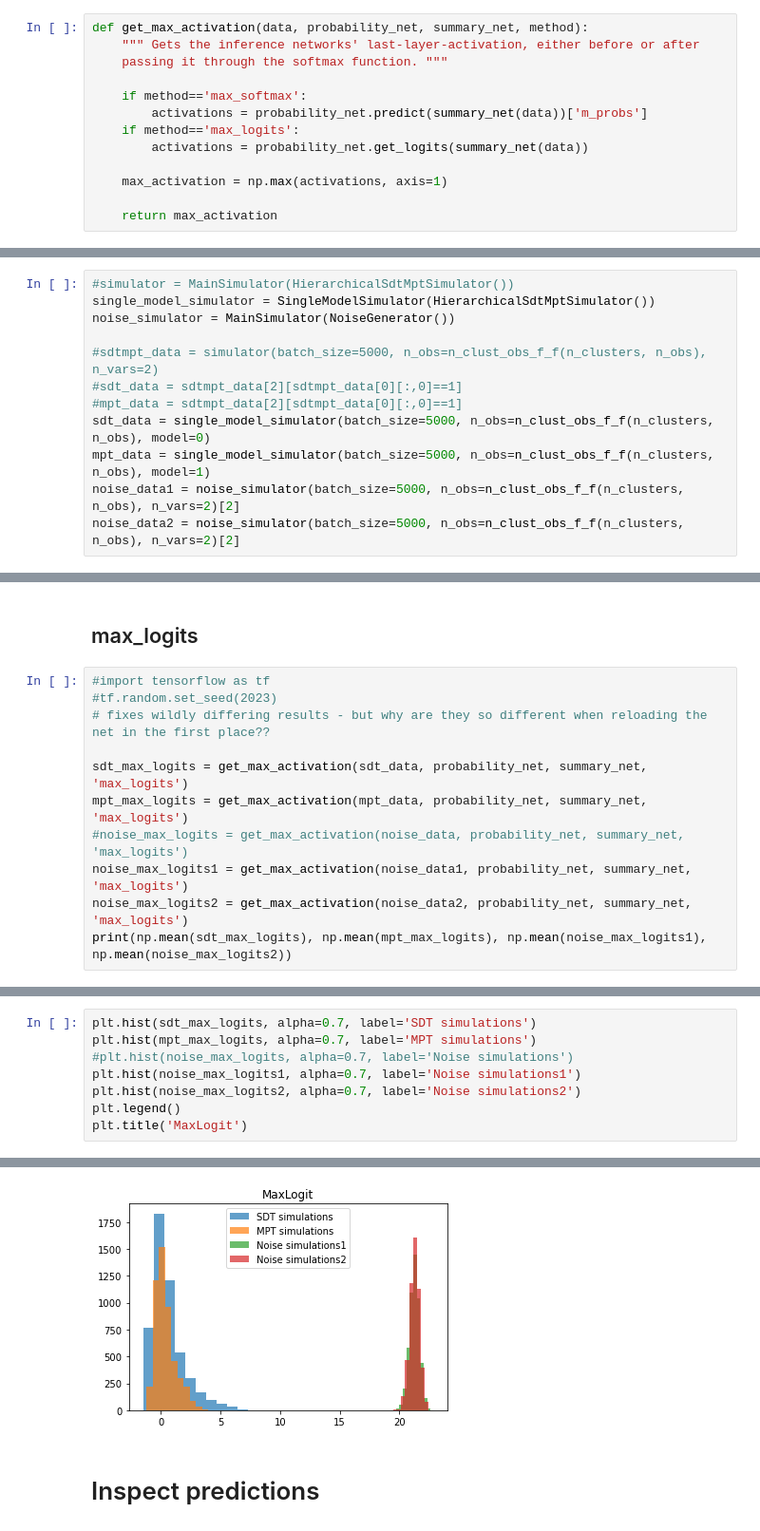
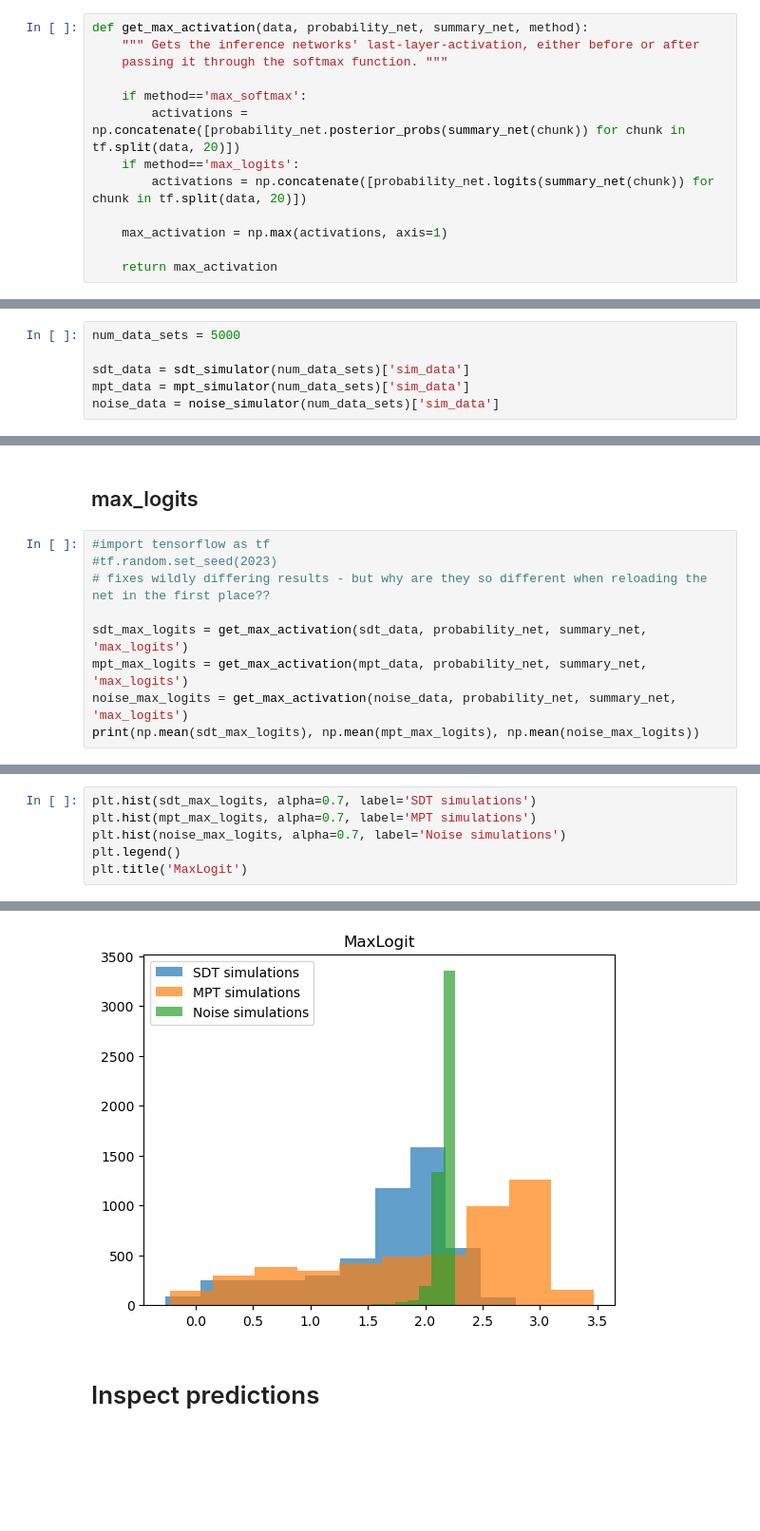
Before and after one commit to bayesflow-org/Hierarchical-Model-Comparison, a Jupyter notebook: notebooks/02_bridge_sampling_comparison/non_nested_models/ood_experiment.ipynb, the cells around one changed output, grey strips where cells are left out. Shown at 95% size. Saved outputs shown, nothing was run; the diff lists cells and outputs as text; blank space fills up the shorter version.

```diff
--- a/notebooks/02_bridge_sampling_comparison/non_nested_models/ood_experiment.ipynb
+++ b/notebooks/02_bridge_sampling_comparison/non_nested_models/ood_experiment.ipynb
@@ -117,27 +84,21 @@ def get_max_activation(data, probability_net, summary_net, method):
     passing it through the softmax function. """
 
     if method=='max_softmax':
-        activations = probability_net.predict(summary_net(data))['m_probs']
+        activations = np.concatenate([probability_net.posterior_probs(summary_net(chunk)) for chunk in tf.split(data, 20)])
     if method=='max_logits':
-        activations = probability_net.get_logits(summary_net(data))
+        activations = np.concatenate([probability_net.logits(summary_net(chunk)) for chunk in tf.split(data, 20)])
 
     max_activation = np.max(activations, axis=1)
 
     return max_activation
 # %% [markdown]
 ## Data generation
-# %%
-#simulator = MainSimulator(HierarchicalSdtMptSimulator())
-single_model_simulator = SingleModelSimulator(HierarchicalSdtMptSimulator())
-noise_simulator = MainSimulator(NoiseGenerator())
-
-#sdtmpt_data = simulator(batch_size=5000, n_obs=n_clust_obs_f_f(n_clusters, n_obs), n_vars=2)
-#sdt_data = sdtmpt_data[2][sdtmpt_data[0][:,0]==1]
-#mpt_data = sdtmpt_data[2][sdtmpt_data[0][:,0]==1]
-sdt_data = single_model_simulator(batch_size=5000, n_obs=n_clust_obs_f_f(n_clusters, n_obs), model=0)
-mpt_data = single_model_simulator(batch_size=5000, n_obs=n_clust_obs_f_f(n_clusters, n_obs), model=1)
-noise_data1 = noise_simulator(batch_size=5000, n_obs=n_clust_obs_f_f(n_clusters, n_obs), n_vars=2)[2]
-noise_data2 = noise_simulator(batch_size=5000, n_obs=n_clust_obs_f_f(n_clusters, n_obs), n_vars=2)[2]
+# %%
+num_data_sets = 5000
+
+sdt_data = sdt_simulator(num_data_sets)['sim_data']
+mpt_data = mpt_simulator(num_data_sets)['sim_data']
+noise_data = noise_simulator(num_data_sets)['sim_data']
 # %% [markdown]
 ## max_softmax
 # %%
@@ -166,8 +148,6 @@ Text(0.5, 1.0, 'MaxSoftmax')
 
 sdt_max_logits = get_max_activation(sdt_data, probability_net, summary_net, 'max_logits')
 mpt_max_logits = get_max_activation(mpt_data, probability_net, summary_net, 'max_logits')
-#noise_max_logits = get_max_activation(noise_data, probability_net, summary_net, 'max_logits')
-noise_max_logits1 = get_max_activation(noise_data1, probability_net, summary_net, 'max_logits')
-noise_max_logits2 = get_max_activation(noise_data2, probability_net, summary_net, 'max_logits')
-print(np.mean(sdt_max_logits), np.mean(mpt_max_logits), np.mean(noise_max_logits1), np.mean(noise_max_logits2))
+noise_max_logits = get_max_activation(noise_data, probability_net, summary_net, 'max_logits')
+print(np.mean(sdt_max_logits), np.mean(mpt_max_logits), np.mean(noise_max_logits))
 # %% [output]
@@ -175,9 +155,7 @@ print(np.mean(sdt_max_logits), np.mean(mpt_max_logits), np.mean(noise_max_logits
 # %%
 plt.hist(sdt_max_logits, alpha=0.7, label='SDT simulations')
 plt.hist(mpt_max_logits, alpha=0.7, label='MPT simulations')
-#plt.hist(noise_max_logits, alpha=0.7, label='Noise simulations')
-plt.hist(noise_max_logits1, alpha=0.7, label='Noise simulations1')
-plt.hist(noise_max_logits2, alpha=0.7, label='Noise simulations2')
+plt.hist(noise_max_logits, alpha=0.7, label='Noise simulations')
 plt.legend()
 plt.title('MaxLogit')
 # %% [output]
@@ -190,4 +163,4 @@ Text(0.5, 1.0, 'MaxLogit')
-[figure, old version]
+[figure, new version]
 # %% [markdown]
 # Inspect predictions
 # %% [markdown]
```
Also changed, not shown: parts of 44 cells of this notebook, 1 other file.
